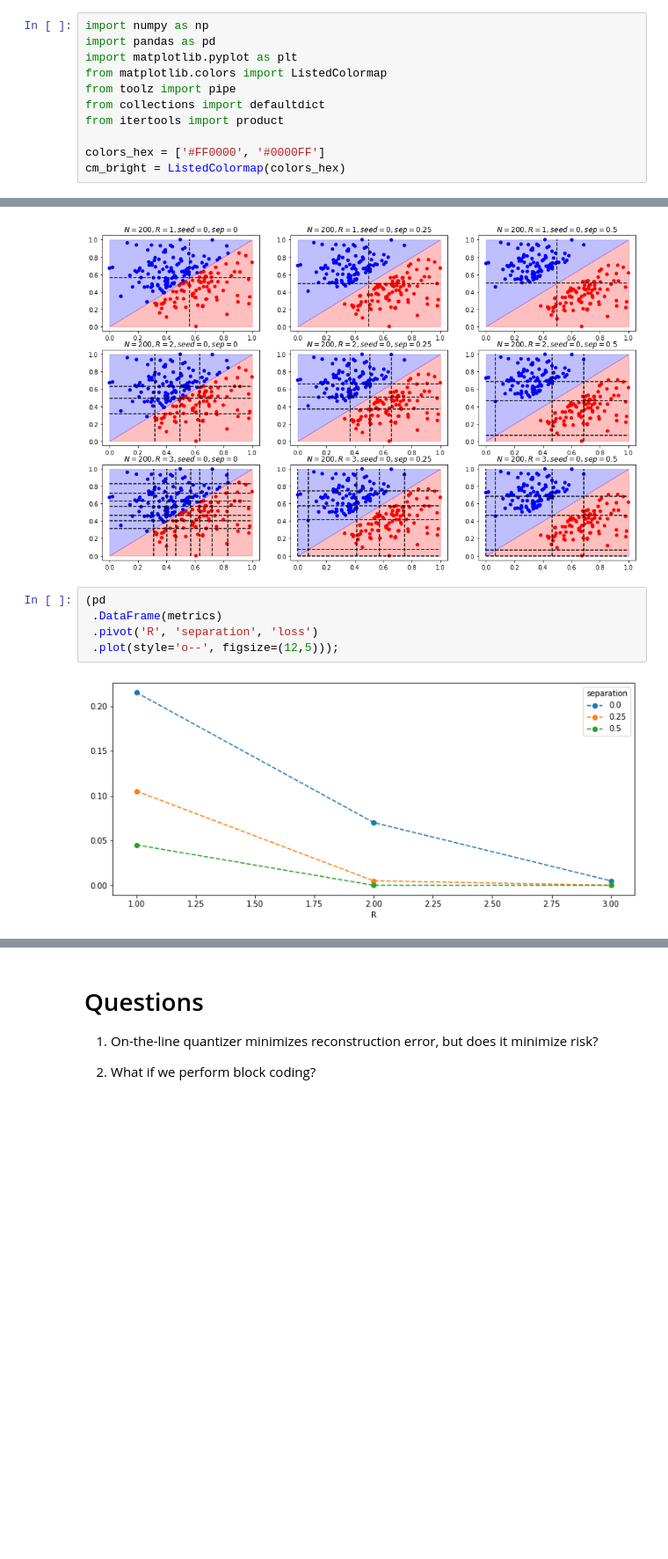
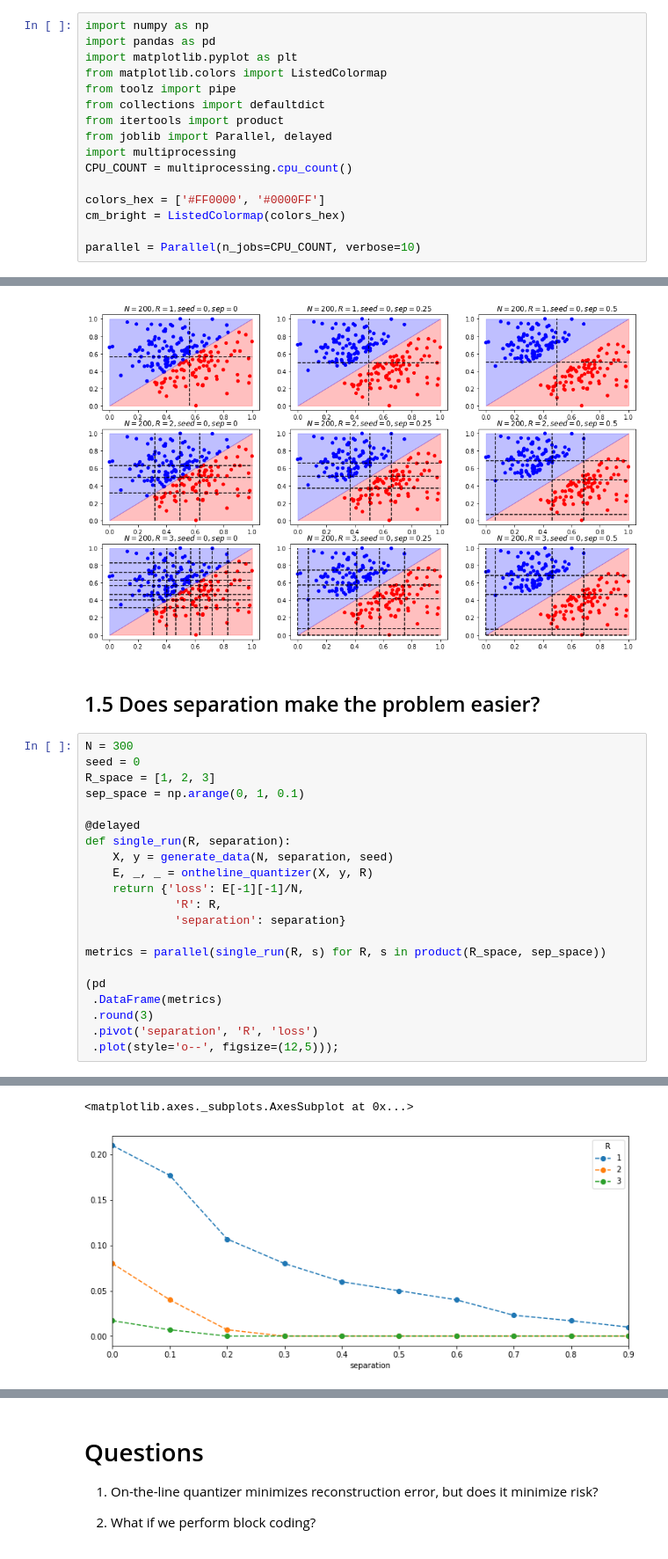
Before and after one commit to dsevero/dsevero, a Jupyter notebook: notebooks/On_Distributed_Quantization_for_Classification.ipynb, the cells around one changed output, grey strips where cells are left out. Shown: that part at 88% size. Saved outputs shown, nothing was run; the diff lists cells and outputs as text; blank space fills up the shorter version.

```diff
--- a/notebooks/On_Distributed_Quantization_for_Classification.ipynb
+++ b/notebooks/On_Distributed_Quantization_for_Classification.ipynb
@@ -8,9 +8,14 @@ from matplotlib.colors import ListedColormap
 from toolz import pipe
 from collections import defaultdict
 from itertools import product
+from joblib import Parallel, delayed
+import multiprocessing
+CPU_COUNT = multiprocessing.cpu_count()
 
 colors_hex = ['#FF0000', '#0000FF']
 cm_bright = ListedColormap(colors_hex)
+
+parallel = Parallel(n_jobs=CPU_COUNT, verbose=10)
 # %% [markdown]
 # 1. On-the-line quantizer
 # %% [markdown]
@@ -160,10 +165,27 @@ for i, (R, separation) in enumerate(product(R_space, sep_space), 1):
                     'separation': separation})
 # %% [output]
 [figure]
-# %%
-(pd
- .DataFrame(metrics)
- .pivot('R', 'separation', 'loss')
- .plot(style='o--', figsize=(12,5)));
-# %% [output]
-[figure, removed]
+# %% [markdown]
+## 1.5 Does separation make the problem easier?
+# %%
+N = 300
+seed = 0
+R_space = [1, 2, 3]
+sep_space = np.arange(0, 1, 0.1)
+
+@delayed
+def single_run(R, separation):
+    X, y = generate_data(N, separation, seed)
+    E, _, _ = ontheline_quantizer(X, y, R)
+    return {'loss': E[-1][-1]/N,
+             'R': R,
+             'separation': separation}
+
+metrics = parallel(single_run(R, s) for R, s in product(R_space, sep_space))
+
+(pd
+ .DataFrame(metrics)
+ .round(3)
+ .pivot('separation', 'R', 'loss')
+ .plot(style='o--', figsize=(12,5)));
+# %% [output]
@@ -169,0 +199,2 @@ for i, (R, separation) in enumerate(product(R_space, sep_space), 1):
+<matplotlib.axes._subplots.AxesSubplot at 0x...>
+[figure, added]
```
Also changed, not shown: parts of 5 cells of this notebook.
